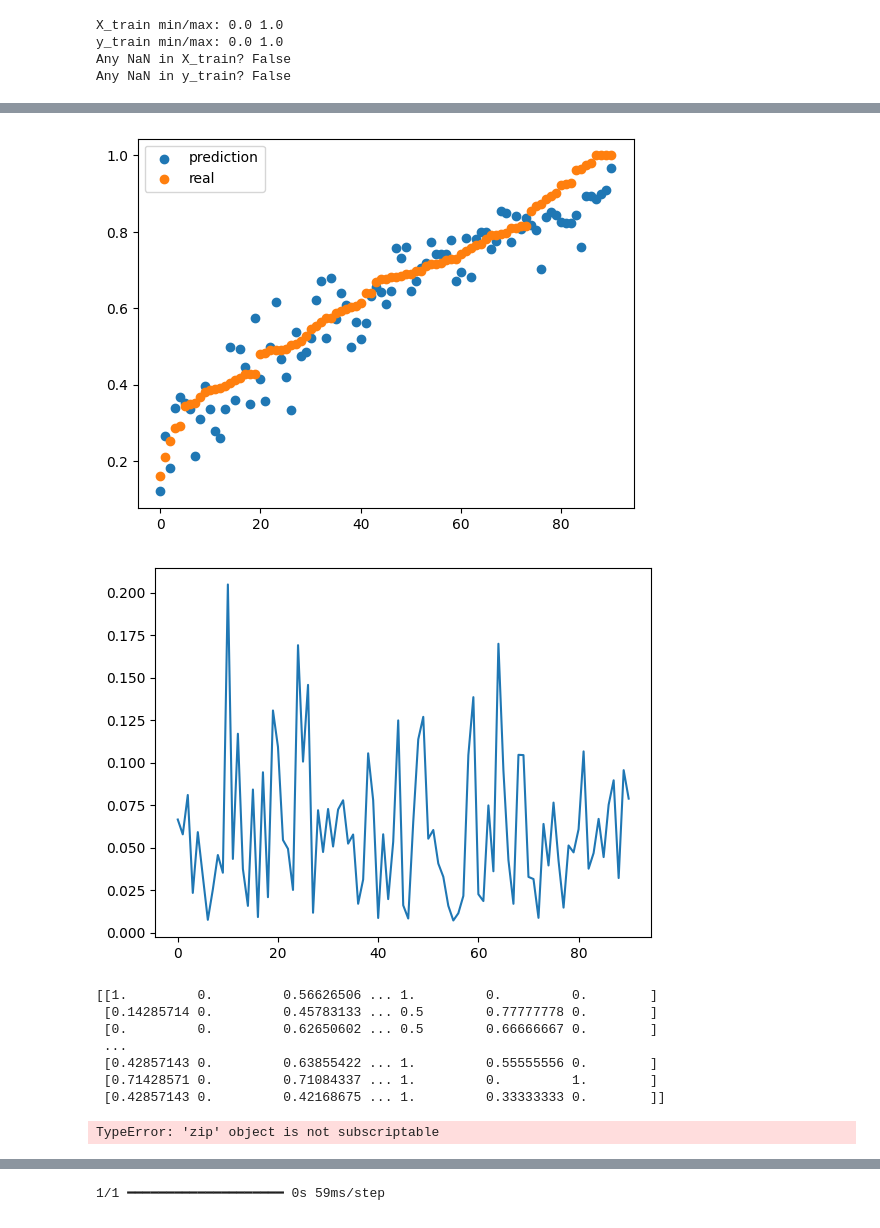
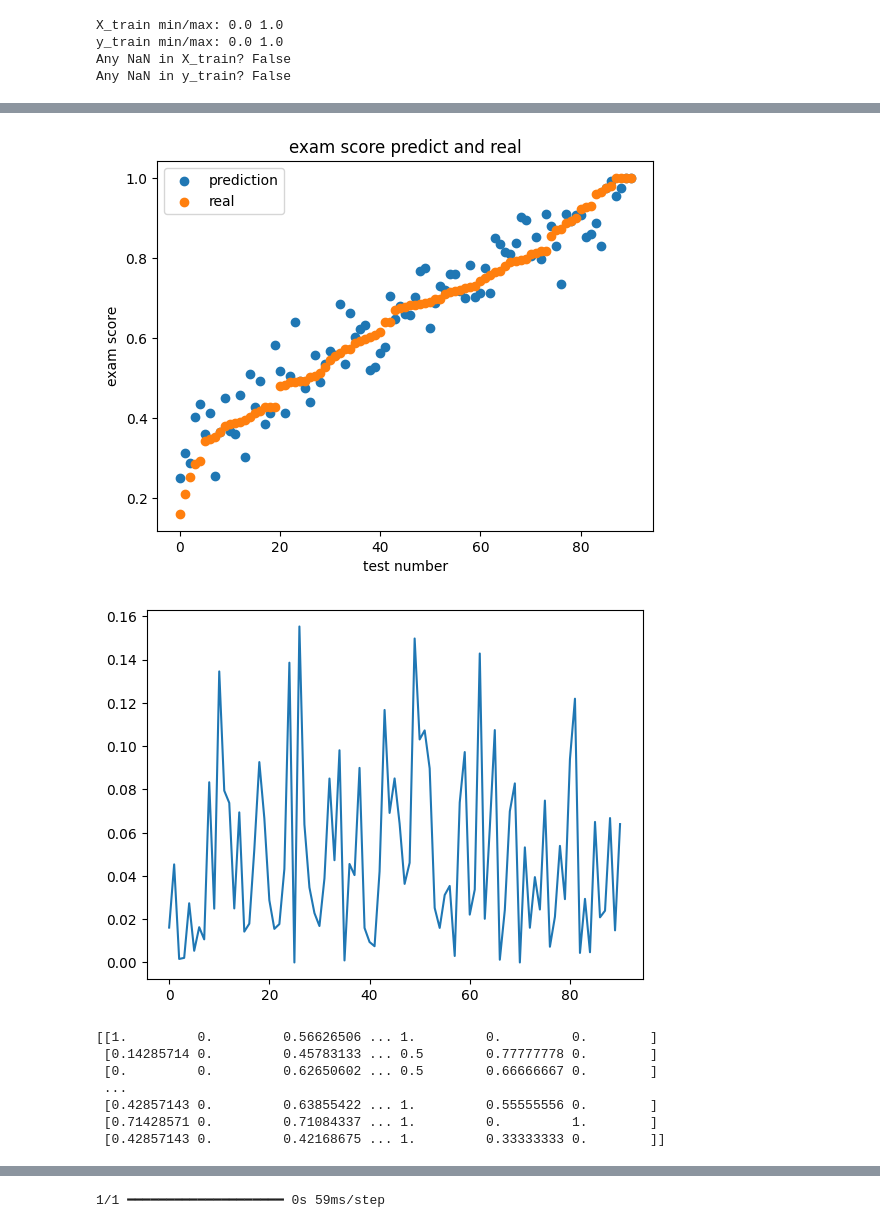
Before and after one commit to EnterN1me/InsaMachineLearningCourse, a Jupyter notebook: main.ipynb, the cells around one changed output, grey strips where cells are left out. Saved outputs shown, nothing was run; the diff lists cells and outputs as text; code cells hidden in the pictures.

Commit message:
prediction max fin seance

```diff
--- a/main.ipynb
+++ b/main.ipynb
@@ -228,17 +229,17 @@ Any NaN in y_train? False
 # %%
 N1 = 10
 N2 = 20
-N3 = 60
+N3 = 30
 N4 = 1
 
 epochs = 70 #2000 #3000
 
 # define the model
 model = Sequential()
-model.add(Dense(N1, input_shape=(14,), activation='linear'))
+model.add(Dense(N1, input_shape=(14,), activation='relu'))
 model.add(Dense(N2, activation='relu'))
 model.add(Dense(N3, activation='relu'))
-model.add(Dense(1, activation='linear'))
+model.add(Dense(1, activation=custom_activation))
 
 # compile the model
 model.compile(loss='mean_squared_error',optimizer='adam')
@@ -281,12 +283,16 @@ plt.show()
 # %%
 ### TEST
 predictions = model.predict(X_test)
+predictions = [val if val[0]<=1 else [1] for val in predictions]
 predictions = predictions#.reshape(1,-1)
 
 fig, ax = plt.subplots()
 y_test_sort,predictions_sort = [val for val,_ in sorted(zip(y_test,predictions))], [val for _,val in sorted(zip(y_test,predictions))]
 ax.scatter(range(len(predictions)),predictions_sort,label="prediction")
 ax.scatter(range(len(y_test)),y_test_sort,label="real")
+plt.xlabel("test number")
+plt.ylabel("exam score")
+plt.title("exam score predict and real")
 ax.legend()
 plt.show()
 plt.plot(range(len(y_test)),abs(predictions-y_test),label="diff")
@@ -297,5 +303,5 @@ print(X_test)
-[figure, old version]
+[figure, new version]
-[figure, old version]
+[figure, new version]
 [[1.         0.         0.56626506 ... 1.         0.         0.        ]
  [0.14285714 0.         0.45783133 ... 0.5        0.77777778 0.        ]
  [0.         0.         0.62650602 ... 0.5        0.66666667 0.        ]
@@ -303,10 +309,6 @@ print(X_test)
  [0.42857143 0.         0.63855422 ... 1.         0.55555556 0.        ]
  [0.71428571 0.         0.71084337 ... 1.         0.         1.        ]
  [0.42857143 0.         0.42168675 ... 1.         0.33333333 0.        ]]
-# %%
-real_and_predict_y[0]
-# %% [output]
-TypeError: 'zip' object is not subscriptable
 # %%
 model.summary()
 print("weight :",model.get_weights())
```
Also changed, not shown: parts of 5 cells of this notebook.
